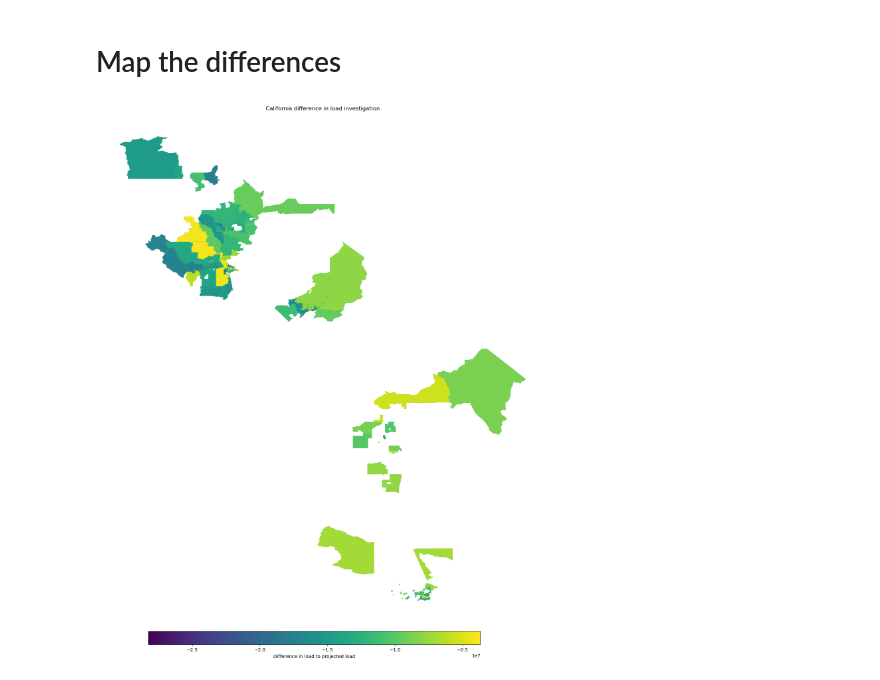
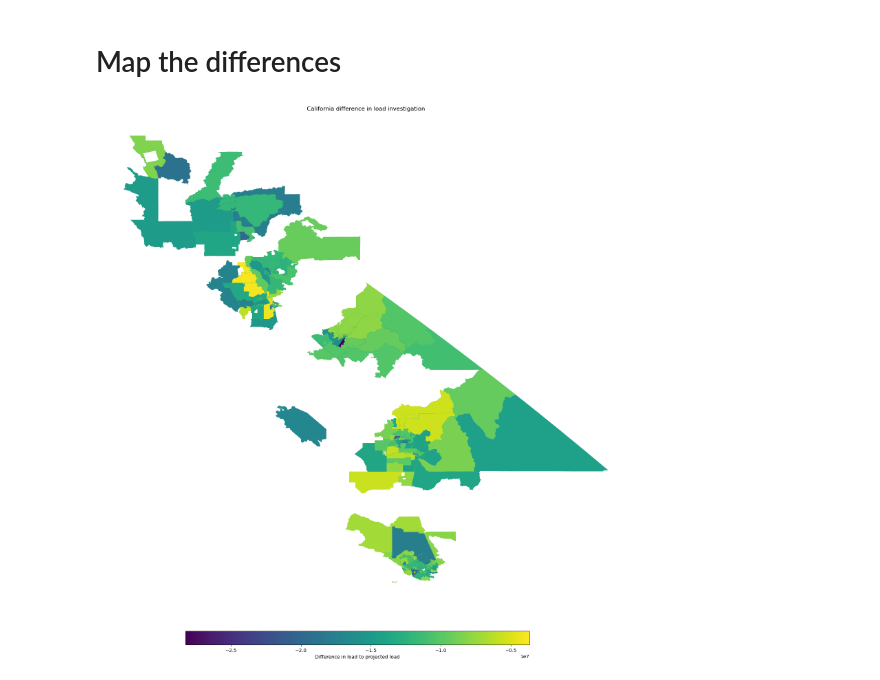
Before and after one commit to ElectriGrid/projected-load-analysis, a Jupyter notebook: headroom_vs_projected.ipynb, the cells around one changed output. Cells and saved outputs as stored; diff of their text form; code cells hidden in the pictures.

Commit message:
future load

```diff
--- a/headroom_vs_projected.ipynb
+++ b/headroom_vs_projected.ipynb
@@ -219,0 +258,3 @@ max_diff = join['diff_proj_load'].max()
+# %%
+# calculate the difference between the headroom and the projected load
+pge_join['diff_proj_load'] = pge_join['total_DER'] - pge_join['annual_net_high']
@@ -219,0 +280,3 @@ max_diff = join['diff_proj_load'].max()
+# %%
+# join the two dataframes
+sdge_join = gpd.sjoin(pge_hostcap, projected_load, how = "inner", predicate = 'intersects')
@@ -220,17 +299,31 @@ max_diff = join['diff_proj_load'].max()
+# %%
+# calculate the difference between the headroom and the projected load
+sdge_join['diff_proj_load'] = sdge_join['total_DER'] - sdge_join['annual_net_high']
+# %%
+# save the range for mapping differences
+min_diff = sdge_join['diff_proj_load'].min()
+max_diff = sdge_join['diff_proj_load'].max()
 # %% [markdown]
 # Map the differences
 # %%
 fig, ax = plt.subplots(figsize = (20, 20))
 ax.axis('off')
 
-join.plot('diff_proj_load',
+sce_join.plot('diff_proj_load',
           ax = ax)
+
+sdge_join.plot('diff_proj_load',
+          ax = ax)
+
+pge_join.plot('diff_proj_load',
+          ax = ax)
+
 plt.title('California difference in load investigation')
 
 # Add shared colorbar at the bottom
 sm = plt.cm.ScalarMappable( norm=plt.Normalize(vmin= min_diff, vmax=max_diff))
 cbar_ax = fig.add_axes([0.25, 0.08, 0.5, 0.02])  # [left, bottom, width, height]
 cbar = fig.colorbar(sm, cax=cbar_ax, orientation='horizontal')
 cbar.set_label('Difference in load to projected load')
 # %% [output]
-[figure, old version]
+[figure, new version]
```
Also changed, not shown: parts of 24 cells of this notebook.
